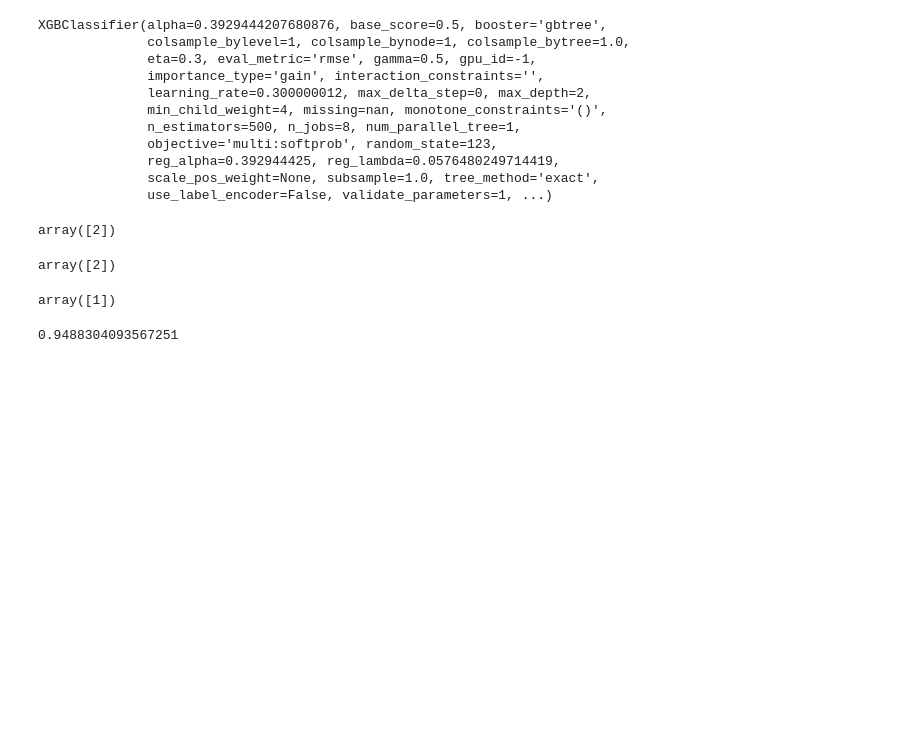
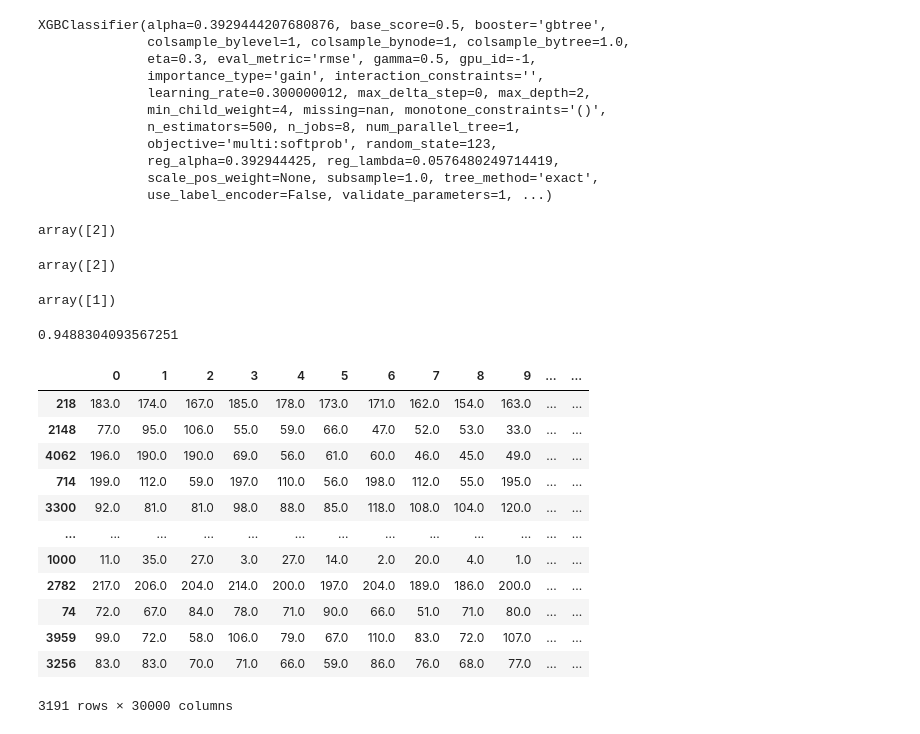
Before and after one commit to Szhang577/STAT_451_Final_Project, a Jupyter notebook: code/Model Yue.ipynb, the cells around one changed output. Saved outputs shown, nothing was run; the diff lists cells and outputs as text; code cells hidden in the pictures; blank space fills up the shorter version.

```diff
--- a/code/Model Yue.ipynb
+++ b/code/Model Yue.ipynb
@@ -636,2 +639,18 @@ xgb.score(X2_test, y1_test)
 # %% [output]
 0.9488304093567251
+# %%
+X2_train_df
+# %% [output]
+|  | 0 | 1 | 2 | 3 | 4 | 5 | 6 | 7 | 8 | 9 | ... | ... |
+| 218 | 183.0 | 174.0 | 167.0 | 185.0 | 178.0 | 173.0 | 171.0 | 162.0 | 154.0 | 163.0 | ... | ... |
+| 2148 | 77.0 | 95.0 | 106.0 | 55.0 | 59.0 | 66.0 | 47.0 | 52.0 | 53.0 | 33.0 | ... | ... |
+| 4062 | 196.0 | 190.0 | 190.0 | 69.0 | 56.0 | 61.0 | 60.0 | 46.0 | 45.0 | 49.0 | ... | ... |
+| 714 | 199.0 | 112.0 | 59.0 | 197.0 | 110.0 | 56.0 | 198.0 | 112.0 | 55.0 | 195.0 | ... | ... |
+| 3300 | 92.0 | 81.0 | 81.0 | 98.0 | 88.0 | 85.0 | 118.0 | 108.0 | 104.0 | 120.0 | ... | ... |
+| ... | ... | ... | ... | ... | ... | ... | ... | ... | ... | ... | ... | ... |
+| 1000 | 11.0 | 35.0 | 27.0 | 3.0 | 27.0 | 14.0 | 2.0 | 20.0 | 4.0 | 1.0 | ... | ... |
+| 2782 | 217.0 | 206.0 | 204.0 | 214.0 | 200.0 | 197.0 | 204.0 | 189.0 | 186.0 | 200.0 | ... | ... |
+| 74 | 72.0 | 67.0 | 84.0 | 78.0 | 71.0 | 90.0 | 66.0 | 51.0 | 71.0 | 80.0 | ... | ... |
+| 3959 | 99.0 | 72.0 | 58.0 | 106.0 | 79.0 | 67.0 | 110.0 | 83.0 | 72.0 | 107.0 | ... | ... |
+| 3256 | 83.0 | 83.0 | 70.0 | 71.0 | 66.0 | 59.0 | 86.0 | 76.0 | 68.0 | 77.0 | ... | ... |
+3191 rows × 30000 columns
```
Also changed, not shown: parts of 17 cells of this notebook.
